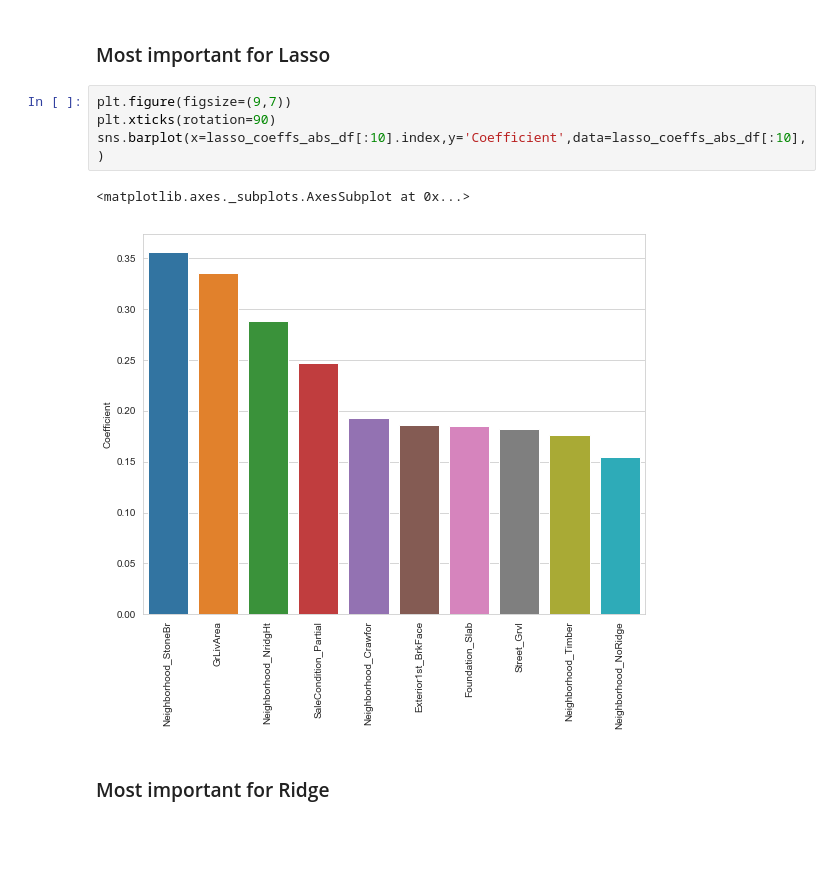
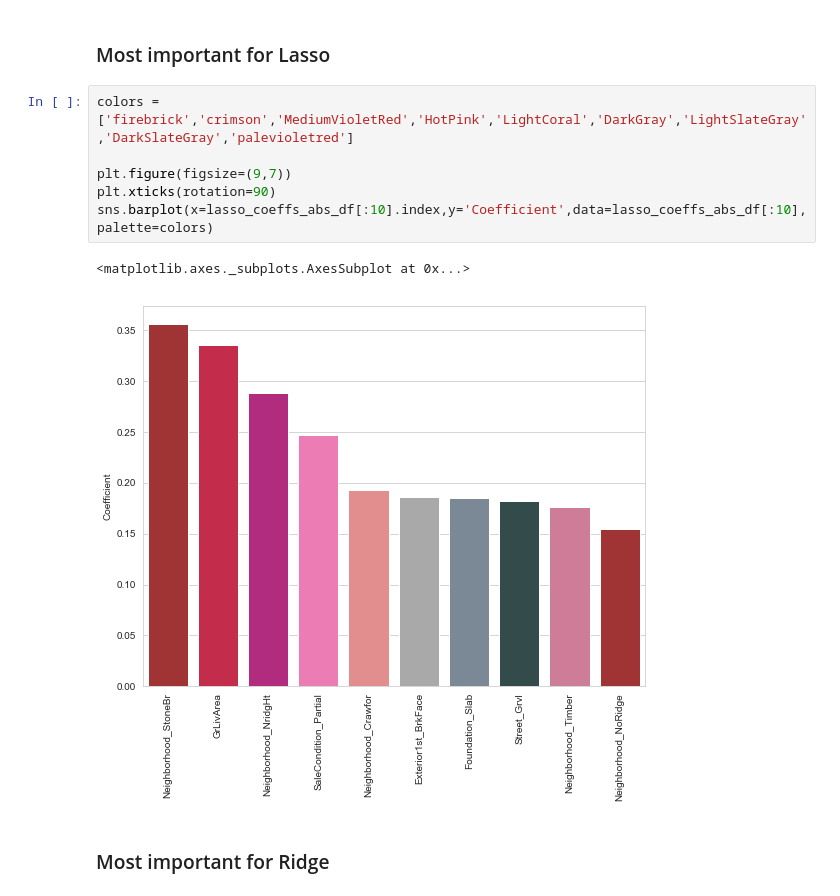
Before and after one commit to agrai1/Predicting-housing-prices, a Jupyter notebook: Housing data - ml stuff - 2.ipynb, the cells around one changed output. Saved outputs shown, nothing was run; the diff lists cells and outputs as text; blank space fills up the shorter version.

```diff
--- a/Housing data - ml stuff - 2.ipynb
+++ b/Housing data - ml stuff - 2.ipynb
@@ -185,12 +162,14 @@ sns.barplot(x=lasso_coeffs_abs_df.index,y='Coefficient',data=lasso_coeffs_abs_df
 # %% [markdown]
 ### Most important for Lasso
 # %%
+colors = ['firebrick','crimson','MediumVioletRed','HotPink','LightCoral','DarkGray','LightSlateGray','DarkSlateGray','palevioletred']
+
 plt.figure(figsize=(9,7))
 plt.xticks(rotation=90)
-sns.barplot(x=lasso_coeffs_abs_df[:10].index,y='Coefficient',data=lasso_coeffs_abs_df[:10],)
+sns.barplot(x=lasso_coeffs_abs_df[:10].index,y='Coefficient',data=lasso_coeffs_abs_df[:10],palette=colors)
 # %% [output]
 <matplotlib.axes._subplots.AxesSubplot at 0x...>
-[figure, old version]
+[figure, new version]
 # %% [markdown]
 ### Most important for Ridge
 # %%
```
Also changed, not shown: parts of 10 cells of this notebook.
